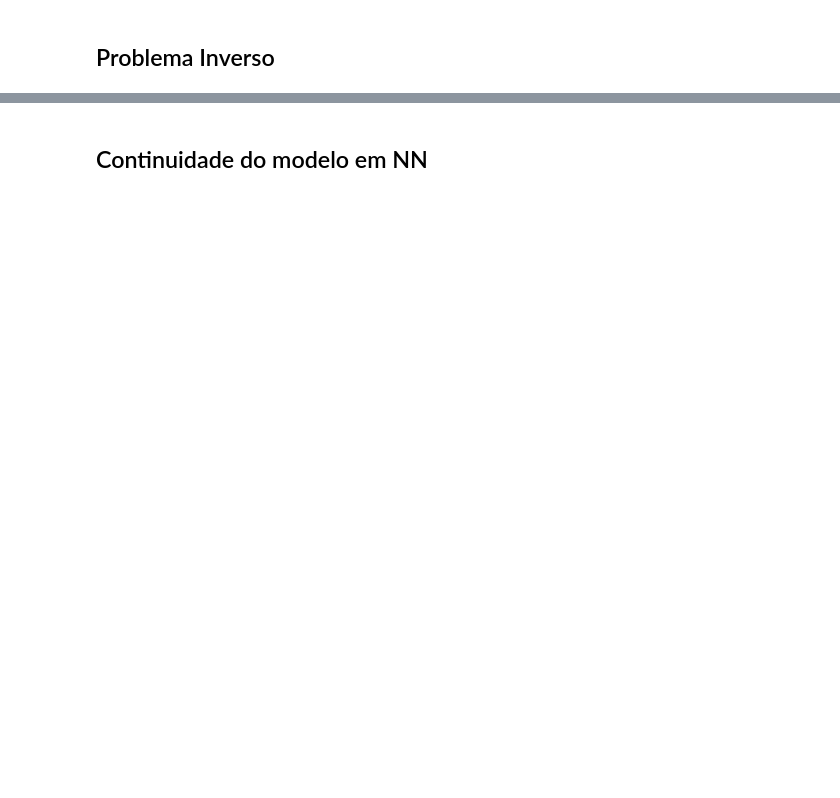
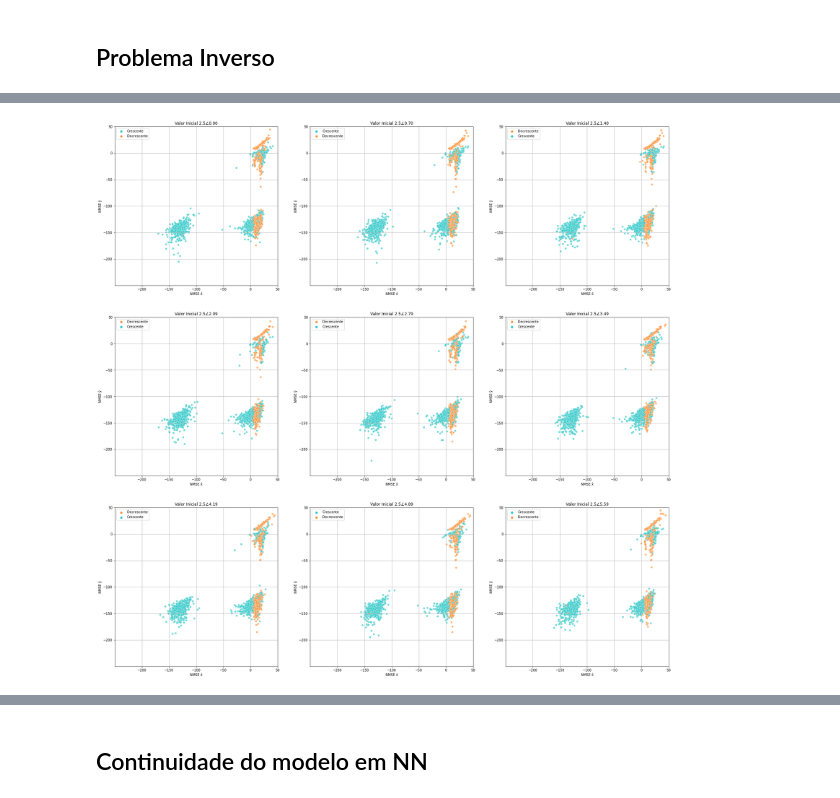
Before and after one commit to CaioMizerkowski/TCC, a Jupyter notebook: nb/parteB.ipynb, the cells around one changed output, grey strips where cells are left out. Drawn from its saved outputs; the diff is of its cells as text; code cells hidden in the pictures; blank space fills up the shorter version.

```diff
--- a/nb/parteB.ipynb
+++ b/nb/parteB.ipynb
@@ -443,0 +470,10 @@ plt.close()
+# %%
+xs = gen_xs(2.5)
+f, axes = plt.subplots(3,3, figsize=(30,30))
+for i, (x0, ax) in enumerate(zip(xs, axes.flatten())):
+    plot_errors(results_fa25, i, x0, ax)
+
+plt.show()
+plt.close()
+# %% [output]
+[figure, added]
```
Also changed, not shown: parts of 18 cells of this notebook.
